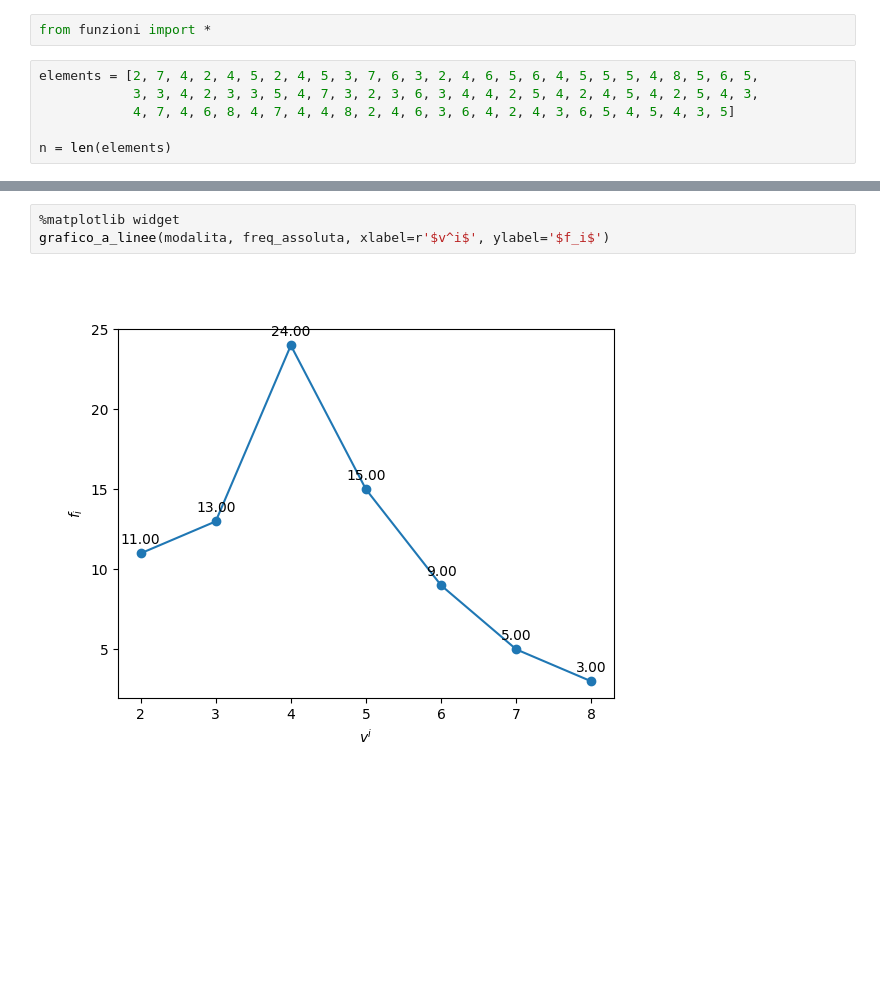
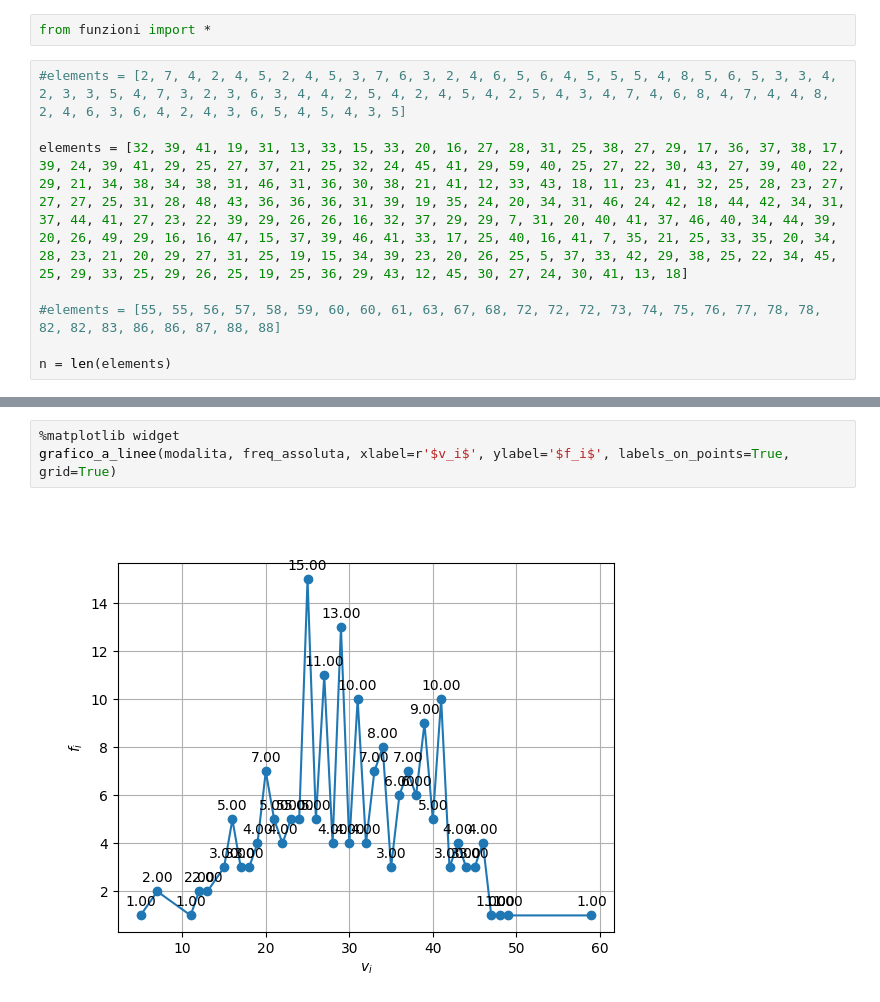
Before and after one commit to OB-UNISA/Statistica, a Jupyter notebook: presentation.ipynb, the cells around one changed output, grey strips where cells are left out. Drawn from its saved outputs; the diff is of its cells as text; blank space fills up the shorter version.

```diff
--- a/presentation.ipynb
+++ b/presentation.ipynb
@@ -1,9 +1,11 @@
 # %%
 from funzioni import *
 # %%
-elements = [2, 7, 4, 2, 4, 5, 2, 4, 5, 3, 7, 6, 3, 2, 4, 6, 5, 6, 4, 5, 5, 5, 4, 8, 5, 6, 5,
-            3, 3, 4, 2, 3, 3, 5, 4, 7, 3, 2, 3, 6, 3, 4, 4, 2, 5, 4, 2, 4, 5, 4, 2, 5, 4, 3,
-            4, 7, 4, 6, 8, 4, 7, 4, 4, 8, 2, 4, 6, 3, 6, 4, 2, 4, 3, 6, 5, 4, 5, 4, 3, 5]
+#elements = [2, 7, 4, 2, 4, 5, 2, 4, 5, 3, 7, 6, 3, 2, 4, 6, 5, 6, 4, 5, 5, 5, 4, 8, 5, 6, 5, 3, 3, 4, 2, 3, 3, 5, 4, 7, 3, 2, 3, 6, 3, 4, 4, 2, 5, 4, 2, 4, 5, 4, 2, 5, 4, 3, 4, 7, 4, 6, 8, 4, 7, 4, 4, 8, 2, 4, 6, 3, 6, 4, 2, 4, 3, 6, 5, 4, 5, 4, 3, 5]
+
+elements = [32, 39, 41, 19, 31, 13, 33, 15, 33, 20, 16, 27, 28, 31, 25, 38, 27, 29, 17, 36, 37, 38, 17, 39, 24, 39, 41, 29, 25, 27, 37, 21, 25, 32, 24, 45, 41, 29, 59, 40, 25, 27, 22, 30, 43, 27, 39, 40, 22, 29, 21, 34, 38, 34, 38, 31, 46, 31, 36, 30, 38, 21, 41, 12, 33, 43, 18, 11, 23, 41, 32, 25, 28, 23, 27, 27, 27, 25, 31, 28, 48, 43, 36, 36, 36, 31, 39, 19, 35, 24, 20, 34, 31, 46, 24, 42, 18, 44, 42, 34, 31, 37, 44, 41, 27, 23, 22, 39, 29, 26, 26, 16, 32, 37, 29, 29, 7, 31, 20, 40, 41, 37, 46, 40, 34, 44, 39, 20, 26, 49, 29, 16, 16, 47, 15, 37, 39, 46, 41, 33, 17, 25, 40, 16, 41, 7, 35, 21, 25, 33, 35, 20, 34, 28, 23, 21, 20, 29, 27, 31, 25, 19, 15, 34, 39, 23, 20, 26, 25, 5, 37, 33, 42, 29, 38, 25, 22, 34, 45, 25, 29, 33, 25, 29, 26, 25, 19, 25, 36, 29, 43, 12, 45, 30, 27, 24, 30, 41, 13, 18]
+
+#elements = [55, 55, 56, 57, 58, 59, 60, 60, 61, 63, 67, 68, 72, 72, 72, 73, 74, 75, 76, 77, 78, 78, 82, 82, 83, 86, 86, 87, 88, 88]
 
 n = len(elements)
 # %%
@@ -46,5 +57,5 @@ summary_table(modalita, freq_assoluta, freq_relativa, freq_cumulativa_assoluta,
 # %%
 %matplotlib widget
-grafico_a_linee(modalita, freq_assoluta, xlabel=r'$v^i$', ylabel='$f_i$')
+grafico_a_linee(modalita, freq_assoluta, xlabel=r'$v_i$', ylabel='$f_i$', labels_on_points=True, grid=True)
 # %% [output]
-[figure, old version]
+[figure, new version]
```
Also changed, not shown: parts of 9 cells of this notebook, 1 other file.
